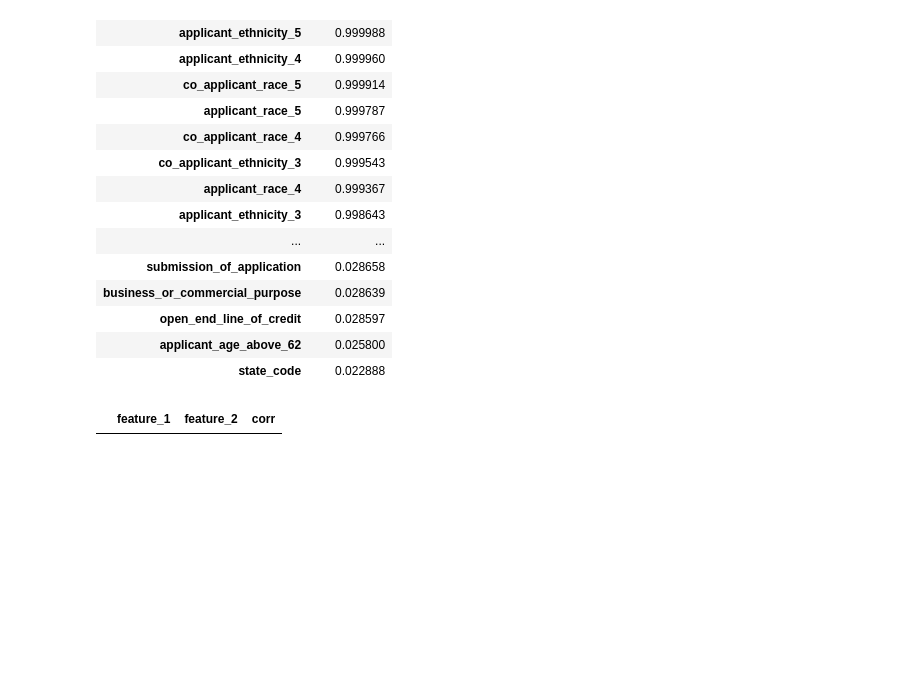
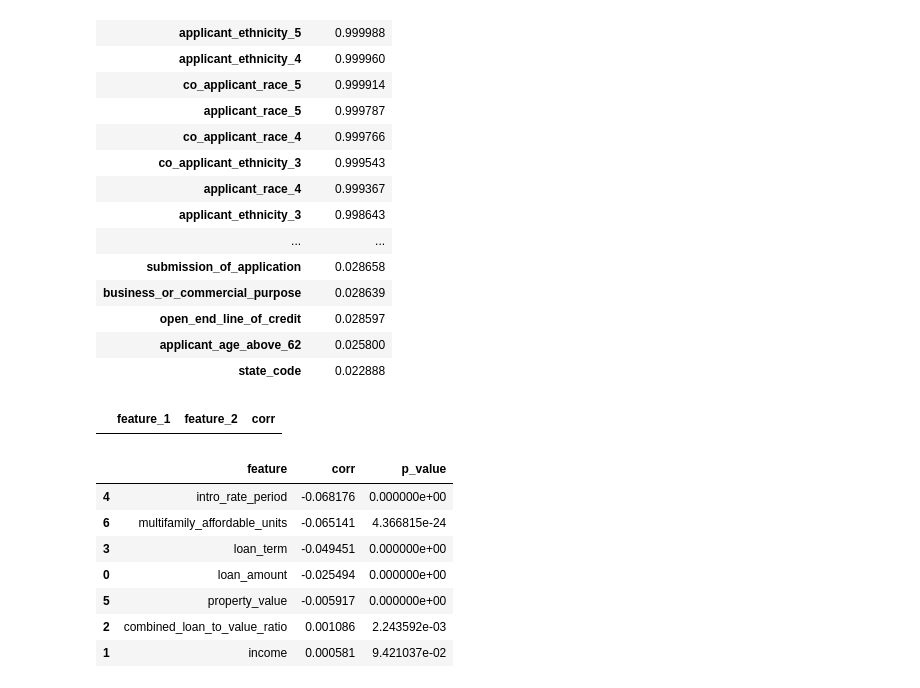
Before and after one commit to emma-hockett/6341_Project, a Jupyter notebook: notebooks/02_eda.ipynb, the cells around one changed output. Saved outputs shown, nothing was run; the diff lists cells and outputs as text; code cells hidden in the pictures; blank space fills up the shorter version.

```diff
--- a/notebooks/02_eda.ipynb
+++ b/notebooks/02_eda.ipynb
@@ -206,3 +206,15 @@ eh.identify_highly_correlated_numeric_features(typed_hmda_data, numeric_cols, 'd
 |  | feature_1 | feature_2 | corr |
 # %%
 # There are no highly correlated numeric features to review.
+# %%
+# Find correlations between numeric features and target
+eh.identify_feature_target_correlations(typed_hmda_data, numeric_cols, 'denied_flag')
+# %% [output]
+|  | feature | corr | p_value |
+| 4 | intro_rate_period | -0.068176 | 0.000000e+00 |
+| 6 | multifamily_affordable_units | -0.065141 | 4.366815e-24 |
+| 3 | loan_term | -0.049451 | 0.000000e+00 |
+| 0 | loan_amount | -0.025494 | 0.000000e+00 |
+| 5 | property_value | -0.005917 | 0.000000e+00 |
+| 2 | combined_loan_to_value_ratio | 0.001086 | 2.243592e-03 |
+| 1 | income | 0.000581 | 9.421037e-02 |
```
Also changed, not shown: parts of 3 cells of this notebook, 1 other file.
